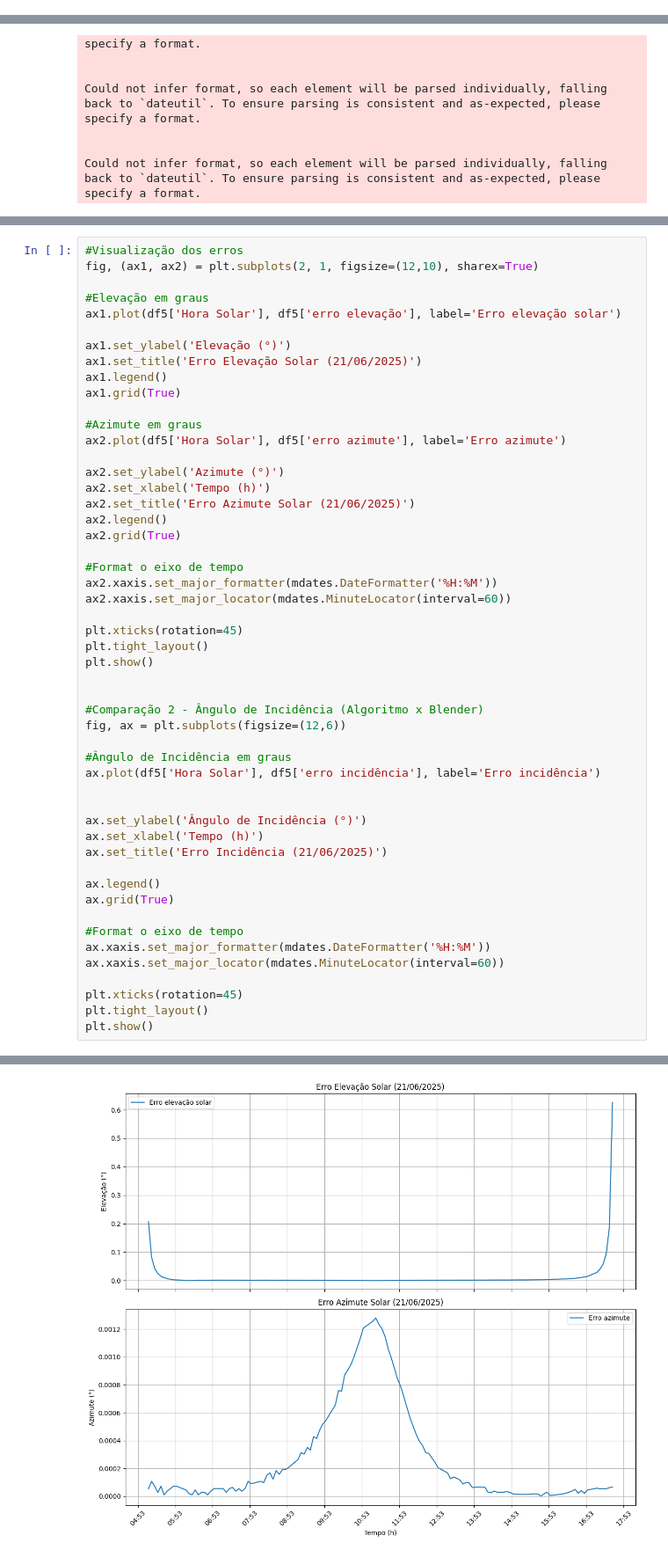
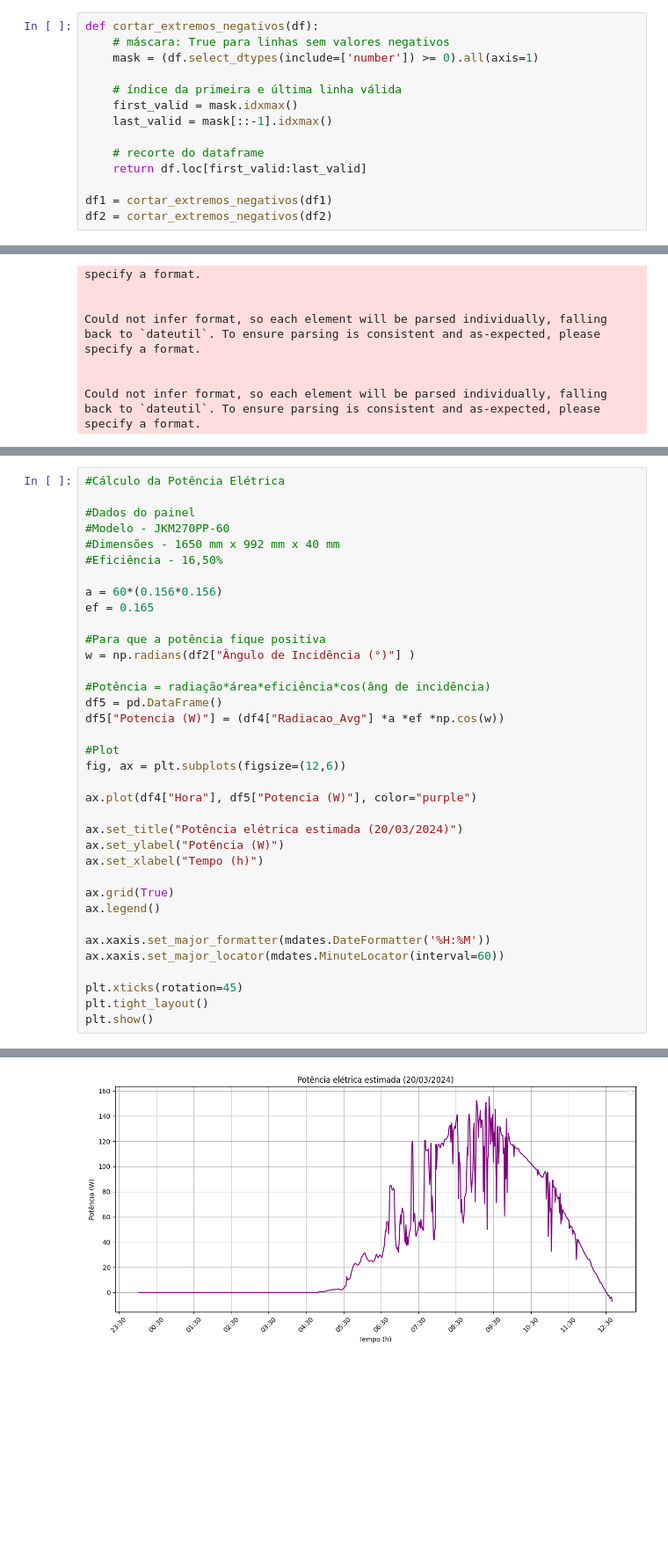
Before and after one commit to abcalheiros/dt_fotovoltaico, a Jupyter notebook: Resultados parciais_21_12_24.ipynb, the cells around one changed output, grey strips where cells are left out. Shown at 88% size. Cells and saved outputs as stored; diff of their text form; blank space fills up the shorter version.

Commit message:
atualização dos resultados
erros

```diff
--- a/Resultados parciais_21_12_24.ipynb
+++ b/Resultados parciais_21_12_24.ipynb
@@ -28,3 +17,17 @@ df4 = pd.read_csv(r"C:\Users\abcal\OneDrive\Documentos\CECA\PIBIC 2526\DADOS SIM
+# %%
+def cortar_extremos_negativos(df):
+    # máscara: True para linhas sem valores negativos
+    mask = (df.select_dtypes(include=['number']) >= 0).all(axis=1)
+
+    # índice da primeira e última linha válida
+    first_valid = mask.idxmax()
+    last_valid = mask[::-1].idxmax()
+
+    # recorte do dataframe
+    return df.loc[first_valid:last_valid]
+
+df1 = cortar_extremos_negativos(df1)
+df2 = cortar_extremos_negativos(df2)
 # %%
 #Plots de Elevação e Azimute (individuais)
 
@@ -241,48 +246,33 @@ Index(['Frame', 'Hora Solar', 'Ângulo de Incidência (°)', 'Elevação (°)',
 # %%
-#Visualização dos erros
-fig, (ax1, ax2) = plt.subplots(2, 1, figsize=(12,10), sharex=True)
+#Cálculo da Potência Elétrica
 
-#Elevação em graus
-ax1.plot(df5['Hora Solar'], df5['erro elevação'], label='Erro elevação solar')
+#Dados do painel
+#Modelo - JKM270PP-60
+#Dimensões - 1650 mm x 992 mm x 40 mm
+#Eficiência - 16,50%
 
-ax1.set_ylabel('Elevação (°)')
-ax1.set_title('Erro Elevação Solar (21/06/2025)')
-ax1.legend()
-ax1.grid(True)
+a = 60*(0.156*0.156)
+ef = 0.165
 
-#Azimute em graus
-ax2.plot(df5['Hora Solar'], df5['erro azimute'], label='Erro azimute')
+#Para que a potência fique positiva
+w = np.radians(df2["Ângulo de Incidência (°)"] )
 
-ax2.set_ylabel('Azimute (°)')
-ax2.set_xlabel('Tempo (h)')
-ax2.set_title('Erro Azimute Solar (21/06/2025)')
-ax2.legend()
-ax2.grid(True)
+#Potência = radiação*área*eficiência*cos(âng de incidência)
+df5 = pd.DataFrame()
+df5["Potencia (W)"] = (df4["Radiacao_Avg"] *a *ef *np.cos(w))
 
-#Format o eixo de tempo
-ax2.xaxis.set_major_formatter(mdates.DateFormatter('%H:%M'))
-ax2.xaxis.set_major_locator(mdates.MinuteLocator(interval=60))
-
-plt.xticks(rotation=45)
-plt.tight_layout()
-plt.show()
-
-
-#Comparação 2 - Ângulo de Incidência (Algoritmo x Blender)
+#Plot
 fig, ax = plt.subplots(figsize=(12,6))
 
-#Ângulo de Incidência em graus
-ax.plot(df5['Hora Solar'], df5['erro incidência'], label='Erro incidência')
+ax.plot(df4["Hora"], df5["Potencia (W)"], color="purple")
 
+ax.set_title("Potência elétrica estimada (20/03/2024)")
+ax.set_ylabel("Potência (W)")
+ax.set_xlabel("Tempo (h)")
 
-ax.set_ylabel('Ângulo de Incidência (°)')
-ax.set_xlabel('Tempo (h)')
-ax.set_title('Erro Incidência (21/06/2025)')
+ax.grid(True)
+ax.legend()
 
-ax.legend()
-ax.grid(True)
-
-#Format o eixo de tempo
 ax.xaxis.set_major_formatter(mdates.DateFormatter('%H:%M'))
 ax.xaxis.set_major_locator(mdates.MinuteLocator(interval=60))
 
@@ -293 +284 @@ plt.show()
-[figure, old version]
+[figure, new version]
```
Also changed, not shown: parts of 15 cells of this notebook, 7 other files.
